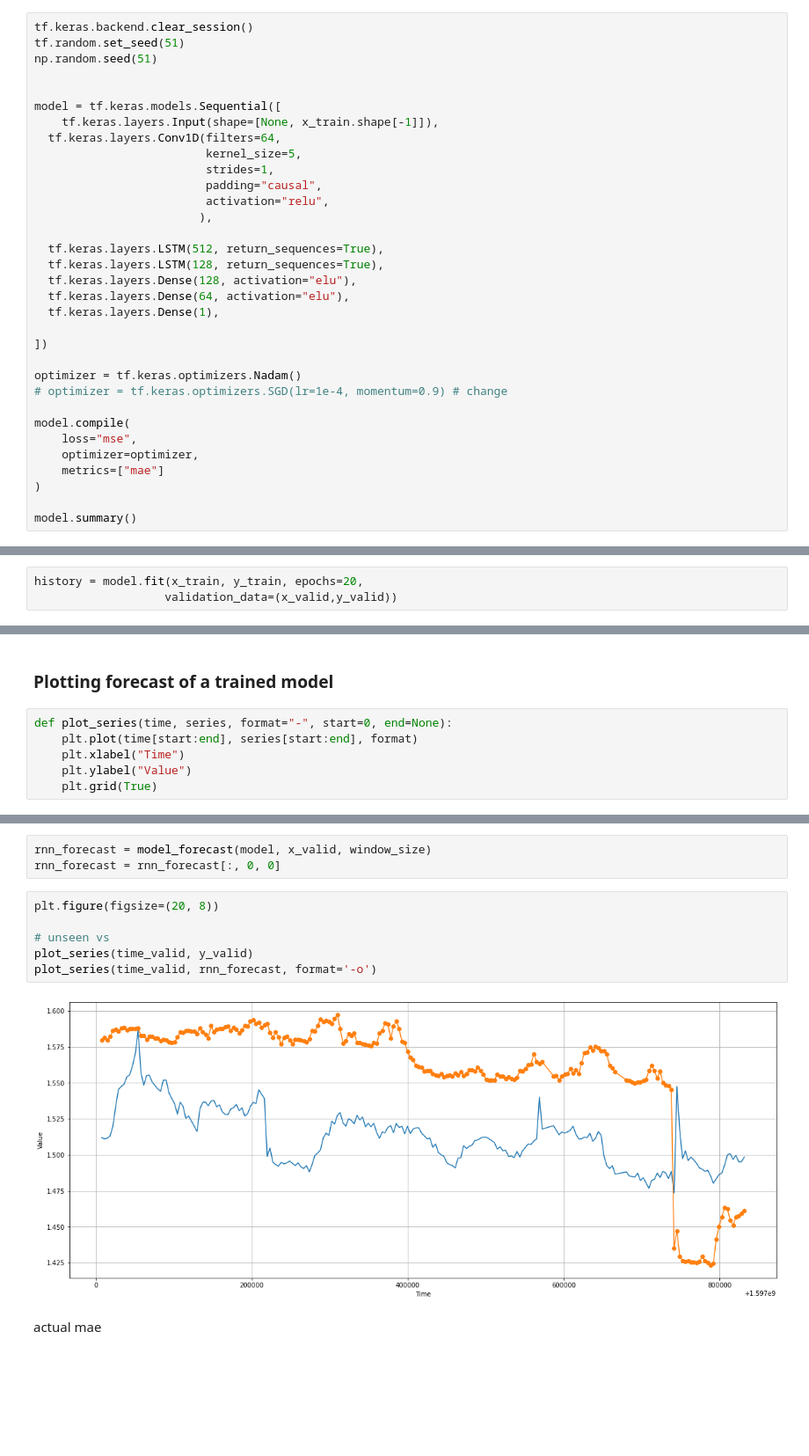
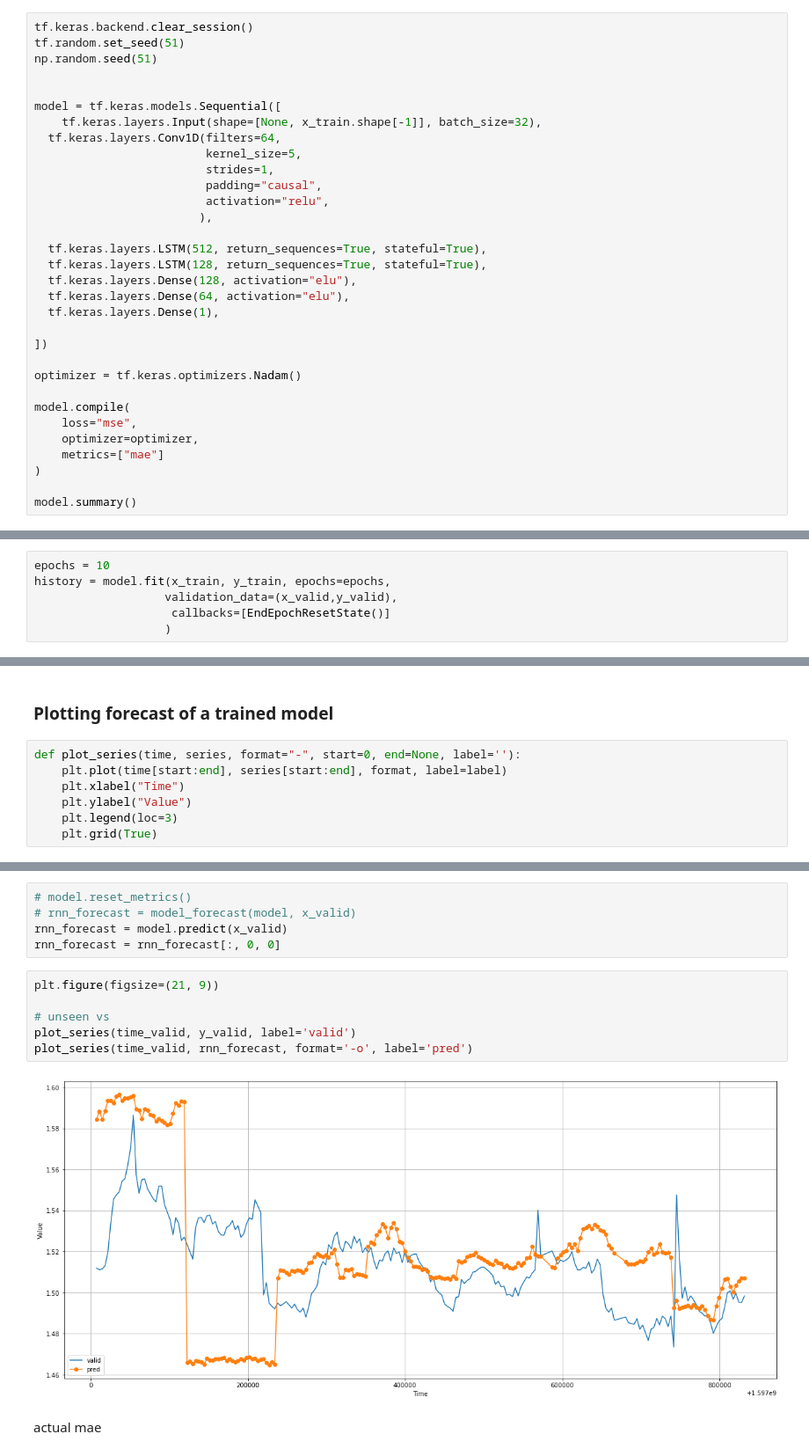
Before and after one commit to darknessest/dl_coursework, a Jupyter notebook: nb2.ipynb, the cells around one changed output, grey strips where cells are left out. Shown: that part at 88% size. Drawn from its saved outputs; the diff is of its cells as text; blank space fills up the shorter version.

```diff
--- a/nb2.ipynb
+++ b/nb2.ipynb
@@ -224,7 +216,7 @@ np.random.seed(51)
 
 
 model = tf.keras.models.Sequential([
-    tf.keras.layers.Input(shape=[None, x_train.shape[-1]]),
+    tf.keras.layers.Input(shape=[None, x_train.shape[-1]], batch_size=32),
   tf.keras.layers.Conv1D(filters=64,
                          kernel_size=5,
                          strides=1,
@@ -232,8 +224,8 @@ model = tf.keras.models.Sequential([
                          activation="relu",
                         ),
 
-  tf.keras.layers.LSTM(512, return_sequences=True),
-  tf.keras.layers.LSTM(128, return_sequences=True),
+  tf.keras.layers.LSTM(512, return_sequences=True, stateful=True),
+  tf.keras.layers.LSTM(128, return_sequences=True, stateful=True),
   tf.keras.layers.Dense(128, activation="elu"),
   tf.keras.layers.Dense(64, activation="elu"),
   tf.keras.layers.Dense(1),
@@ -241,7 +233,6 @@ model = tf.keras.models.Sequential([
 ])
 
 optimizer = tf.keras.optimizers.Nadam()
-# optimizer = tf.keras.optimizers.SGD(lr=1e-4, momentum=0.9) # change
 
 model.compile(
     loss="mse",
@@ -272,6 +263,9 @@ Trainable params: 1,561,665
 Non-trainable params: 0
 _________________________________________________________________
 # %%
-history = model.fit(x_train, y_train, epochs=20,
-                   validation_data=(x_valid,y_valid))
+epochs = 10
+history = model.fit(x_train, y_train, epochs=epochs,
+                   validation_data=(x_valid,y_valid),
+                    callbacks=[EndEpochResetState()]
+                   )
 # %% [output]
@@ -301,9 +298,10 @@ plt.show()
 # %% [markdown]
 ### Plotting forecast of a trained model
 # %%
-def plot_series(time, series, format="-", start=0, end=None):
-    plt.plot(time[start:end], series[start:end], format)
+def plot_series(time, series, format="-", start=0, end=None, label=''):
+    plt.plot(time[start:end], series[start:end], format, label=label)
     plt.xlabel("Time")
     plt.ylabel("Value")
+    plt.legend(loc=3)
     plt.grid(True)
 # %%
@@ -316,15 +314,17 @@ def model_forecast(model, series, window_size):
     return forecast
 # %%
-rnn_forecast = model_forecast(model, x_valid, window_size)
+# model.reset_metrics()
+# rnn_forecast = model_forecast(model, x_valid)
+rnn_forecast = model.predict(x_valid)
 rnn_forecast = rnn_forecast[:, 0, 0]
 # %%
-plt.figure(figsize=(20, 8))
+plt.figure(figsize=(21, 9))
 
 # unseen vs
-plot_series(time_valid, y_valid)
-plot_series(time_valid, rnn_forecast, format='-o')
+plot_series(time_valid, y_valid, label='valid')
+plot_series(time_valid, rnn_forecast, format='-o', label='pred')
 # %% [output]
-[figure, old version]
+[figure, new version]
 # %% [markdown]
 actual mae
 # %%
```
Also changed, not shown: parts of 36 cells of this notebook.
